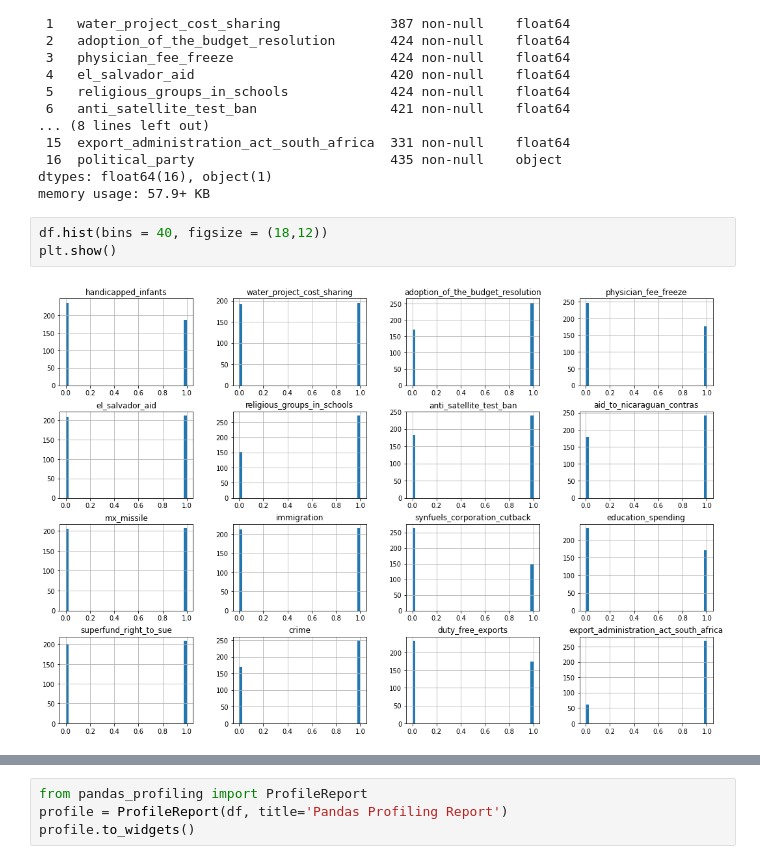
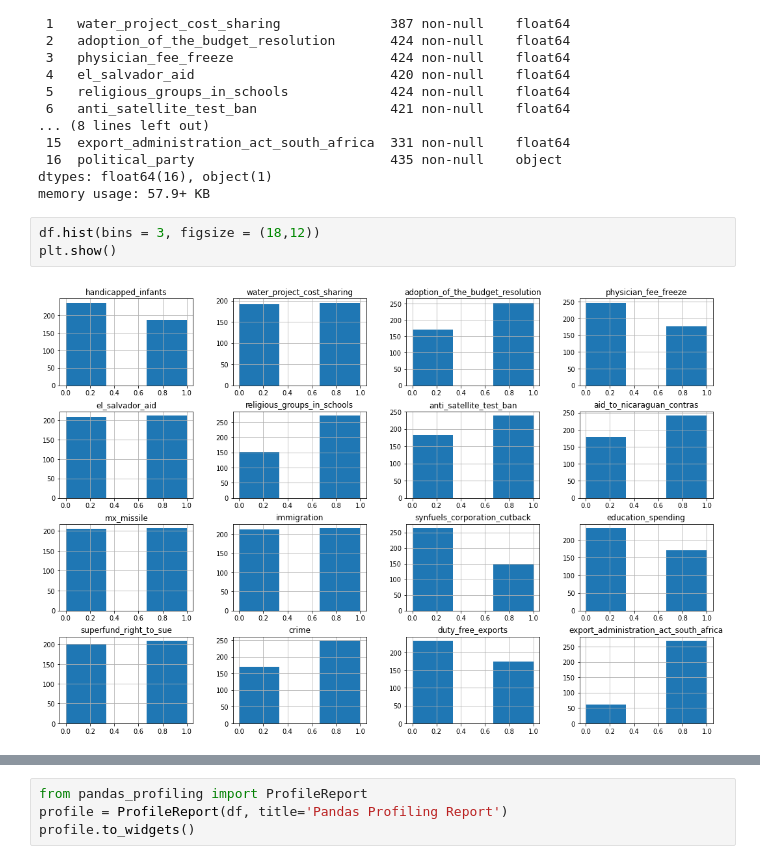
Before and after one commit to MrMuffinooo/WUM_proj1, a Jupyter notebook: EDA.ipynb, the cells around one changed output, grey strips where cells are left out. Saved outputs shown, nothing was run; the diff lists cells and outputs as text.

```diff
--- a/EDA.ipynb
+++ b/EDA.ipynb
@@ -72,7 +72,7 @@ Data columns (total 17 columns):
 dtypes: float64(16), object(1)
 memory usage: 57.9+ KB
 # %%
-df.hist(bins = 40, figsize = (18,12))
+df.hist(bins = 3, figsize = (18,12))
 plt.show()
 # %% [output]
-[figure, old version]
+[figure, new version]
```
Also changed, not shown: parts of 3 cells of this notebook.
